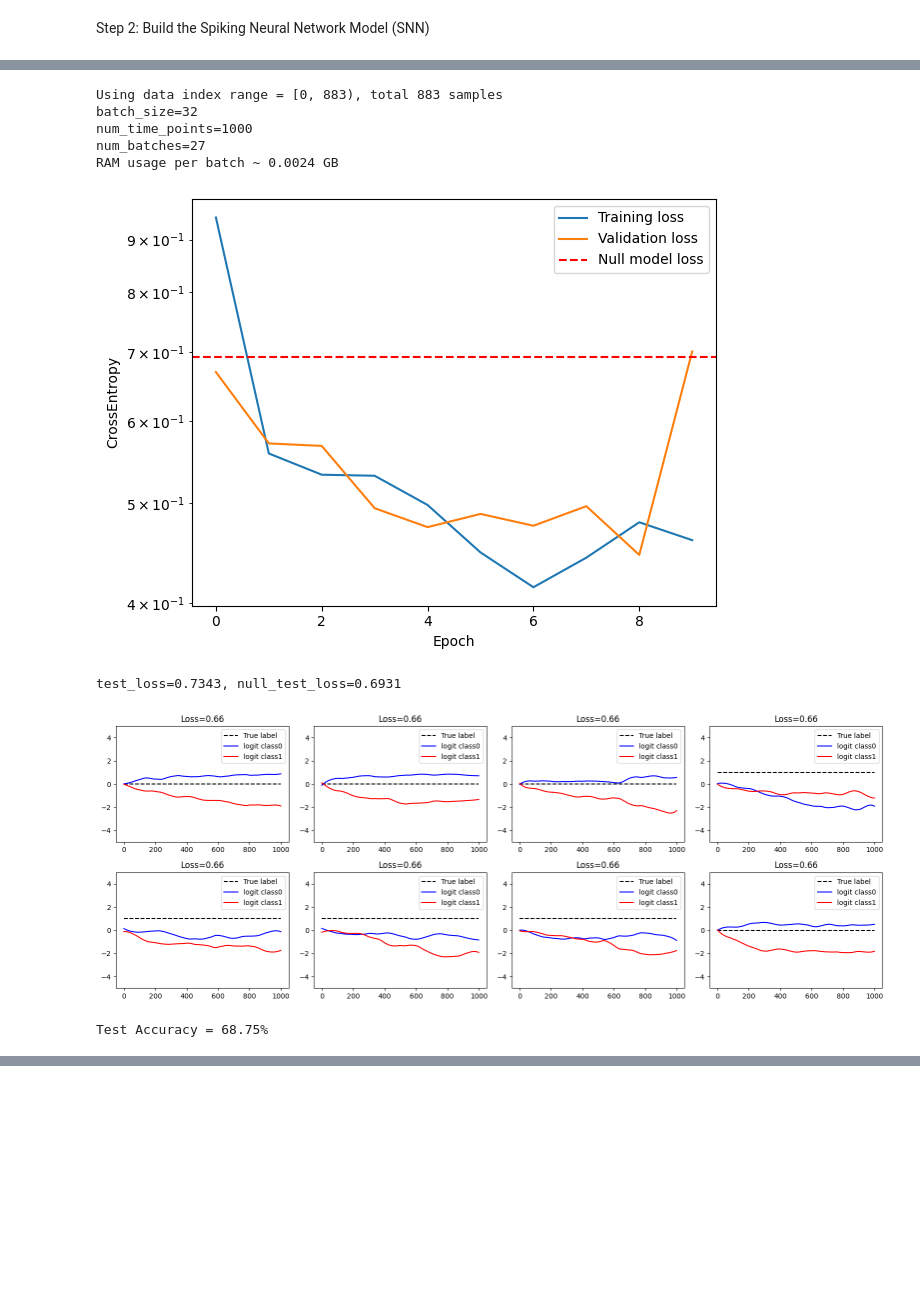
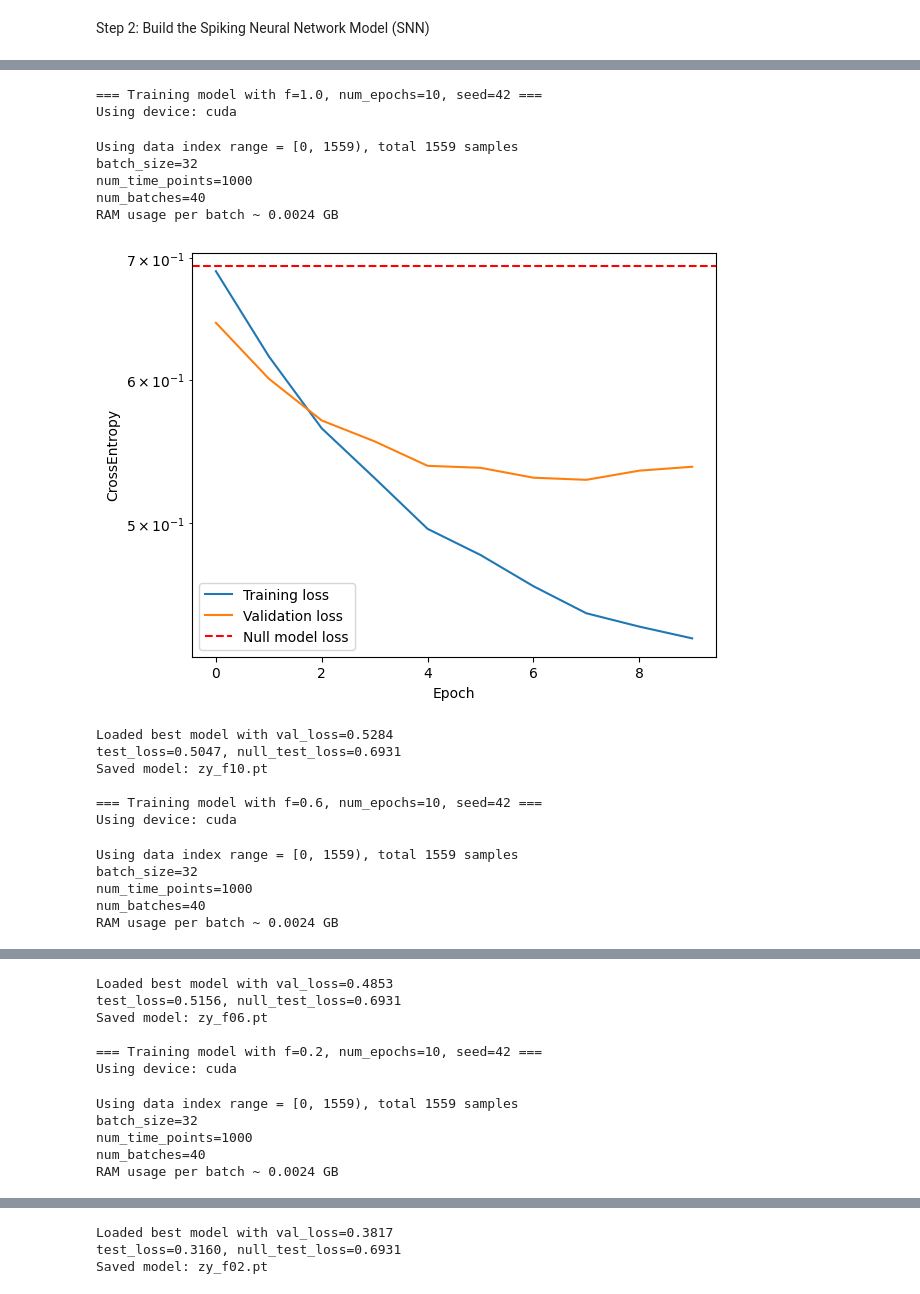
Before and after one commit to Oooorca/IRP_Neuro_SNN, a Jupyter notebook: trainwithF.ipynb, the cells around one changed output, grey strips where cells are left out. Cells and saved outputs as stored; diff of their text form; code cells hidden in the pictures; blank space fills up the shorter version.

```diff
--- a/trainwithF.ipynb
+++ b/trainwithF.ipynb
@@ -313,7 +311,7 @@ def num_batches_if(time_fractions, batch_size=8, max_num_batches=None):
 
 # This is the main generator function
 # verbose option to print out some statistics
-def batched_data(time_fractions, batch_size=8, verbose=False, max_num_batches=None):
+def batched_data(time_fractions, batch_size=8, X=X,verbose=False, max_num_batches=None):
     f_start, f_end = time_fractions
     N = X.shape[0]
     start_idx = int(round(N * f_start))
@@ -461,6 +459,18 @@ class MultilayerSNN(nn.Module):
             if record:
                 rec.append(x)
         return (x, rec) if record else x
+# %%
+def getXtrans(f=0):
+    random.seed(42)
+    np.random.seed(42)
+    torch.manual_seed(42)
+    if torch.cuda.is_available():
+        torch.cuda.manual_seed_all(42)
+    data = io.loadmat('spikedataset.mat')
+    X = data['X']
+    Y = data['Y'].ravel()
+    X_trans = partial_randomize_dataset(X, f=f)
+    return X, Y, X_trans
 # %%
 import torch.nn.functional as F
 
@@ -664,10 +625,0 @@ Test Accuracy = 84.38%
-# %%
-net_01, val_loss_01 = train_model(f=0.5, num_epochs=30)
-# %% [output]
-Using data index range = [0, 883), total 883 samples
-batch_size=32
-num_time_points=1000
-num_batches=27
-RAM usage per batch ~ 0.0024 GB
-[figure, removed]
-test_loss=0.7343, null_test_loss=0.6931
@@ -678,6 +626,30 @@ if 1:
-# %%
-print("\n=== Evaluating model with f=0.1 ===")
-test_and_visualize_model(net_01)
-# %% [output]
-[figure, removed]
-Test Accuracy = 68.75%
+# %%
+f_values = [1.0,0.6,0.2]
+
+for f in f_values:
+    var_name = f"net_{int(f*10):02d}"
+    net, val_loss = train_model(f=f, num_epochs=10)
+    globals()[var_name] = net
+    model_path = f"zy_f{int(f*10):02d}.pt"
+    torch.save(net, model_path)
+    print(f"Saved model: {model_path}")
+# %% [output]
+=== Training model with f=1.0, num_epochs=10, seed=42 ===
+Using device: cuda
+Using data index range = [0, 1559), total 1559 samples
+batch_size=32
+num_time_points=1000
+num_batches=40
+RAM usage per batch ~ 0.0024 GB
+[figure, added]
+Loaded best model with val_loss=0.5284
+test_loss=0.5047, null_test_loss=0.6931
+Saved model: zy_f10.pt
+
+=== Training model with f=0.6, num_epochs=10, seed=42 ===
+Using device: cuda
+Using data index range = [0, 1559), total 1559 samples
+batch_size=32
+num_time_points=1000
+num_batches=40
+RAM usage per batch ~ 0.0024 GB
@@ -683,0 +657,11 @@ Test Accuracy = 68.75%
+Loaded best model with val_loss=0.4853
+test_loss=0.5156, null_test_loss=0.6931
+Saved model: zy_f06.pt
+
+=== Training model with f=0.2, num_epochs=10, seed=42 ===
+Using device: cuda
+Using data index range = [0, 1559), total 1559 samples
+batch_size=32
+num_time_points=1000
+num_batches=40
+RAM usage per batch ~ 0.0024 GB
@@ -683,0 +669,3 @@ Test Accuracy = 68.75%
+Loaded best model with val_loss=0.3817
+test_loss=0.3160, null_test_loss=0.6931
+Saved model: zy_f02.pt
```
Also changed, not shown: parts of 18 cells of this notebook, 21 other files.
